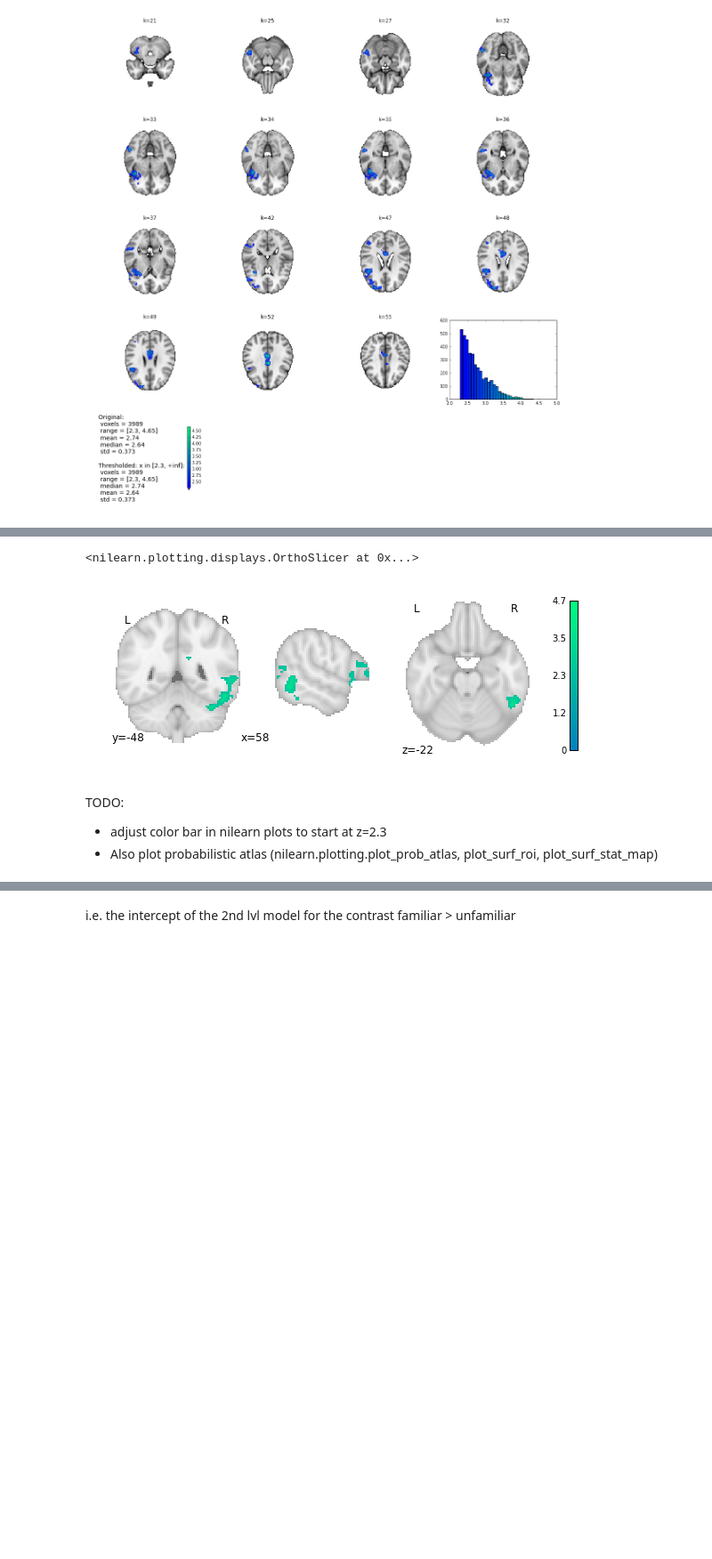
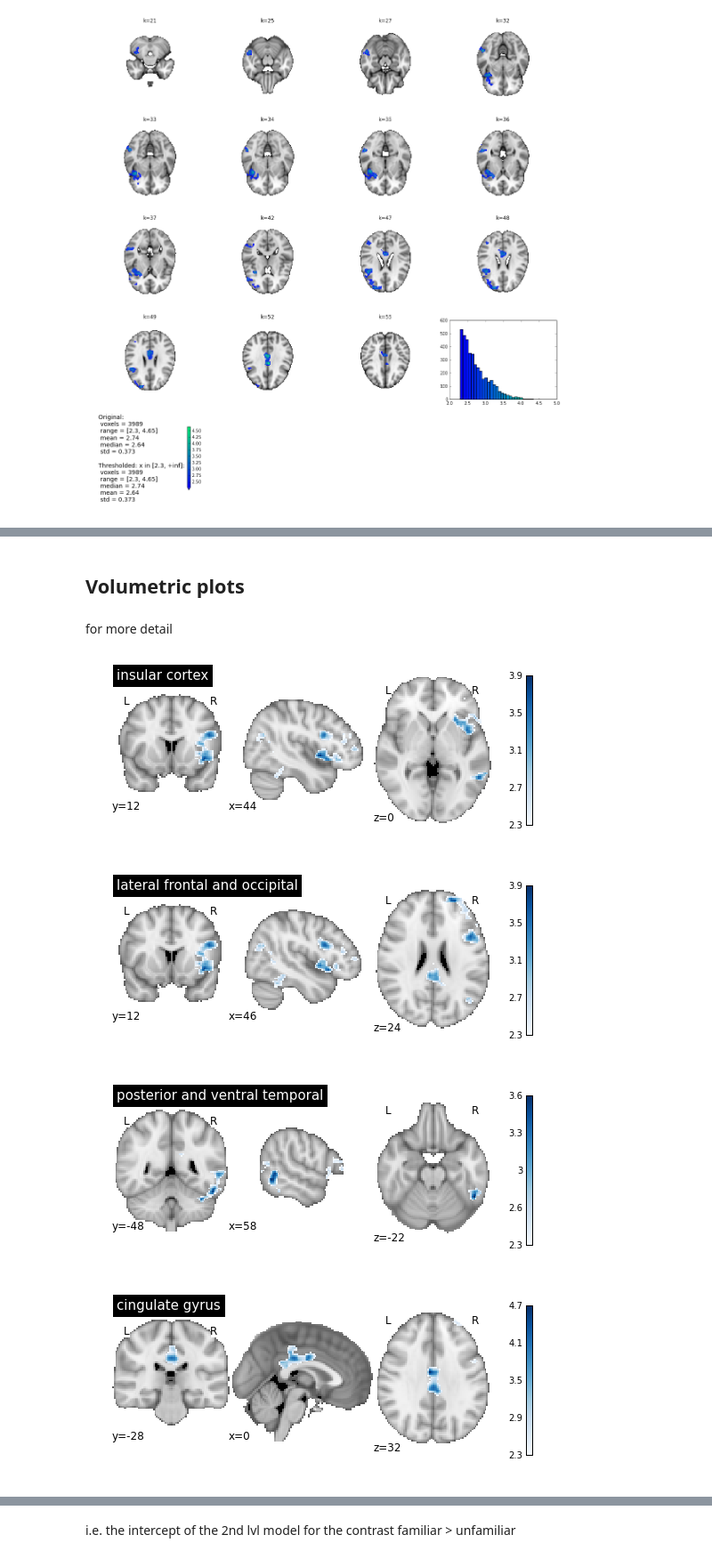
Before and after one commit to oliver-contier/famface-temporal-dynamics, a Jupyter notebook: notebooks/plot.results.ipynb, the cells around one changed output, grey strips where cells are left out. Shown at 89% size. Cells and saved outputs as stored; diff of their text form; code cells hidden in the pictures; blank space fills up the shorter version.

```diff
--- a/notebooks/plot.results.ipynb
+++ b/notebooks/plot.results.ipynb
@@ -83,12 +52,21 @@ plot_stat_map(filename, cut_coords=(44,12,0), draw_cross=False, cmap='winter')
-# %%
-# posterior and ventral temporal
-
-plot_stat_map(filename, cut_coords=(58,-48,-22), draw_cross=False, cmap='winter')
-# %% [output]
-<nilearn.plotting.displays.OrthoSlicer at 0x...>
-[figure, removed]
-# %% [markdown]
-TODO:
-- adjust color bar in nilearn plots to start at z=2.3
-- Also plot probabilistic atlas (nilearn.plotting.plot_prob_atlas, plot_surf_roi, plot_surf_stat_map)
+# %% [markdown]
+## Volumetric plots
+# %% [markdown]
+for more detail
+# %%
+# rough allocation of coordinates to anatomical regions (very broad)
+display_dict = {'cingulate gyrus': (0,-28,32),
+                'lateral frontal and occipital': (46,12,24),
+                'insular cortex': (44,12,0),
+                'posterior and ventral temporal': (58,-48,-22)
+                }
+# %%
+for d in display_dict:
+    bg = plot_anat(cut_coords=display_dict[d], draw_cross=False, title=d)
+    bg.add_overlay(filename, cmap='Blues', threshold=2.3, colorbar=True)
+# %% [output]
+[figure, added]
+[figure, added]
+[figure, added]
+[figure, added]
 # %% [markdown]
```
Also changed, not shown: parts of 42 cells of this notebook.
